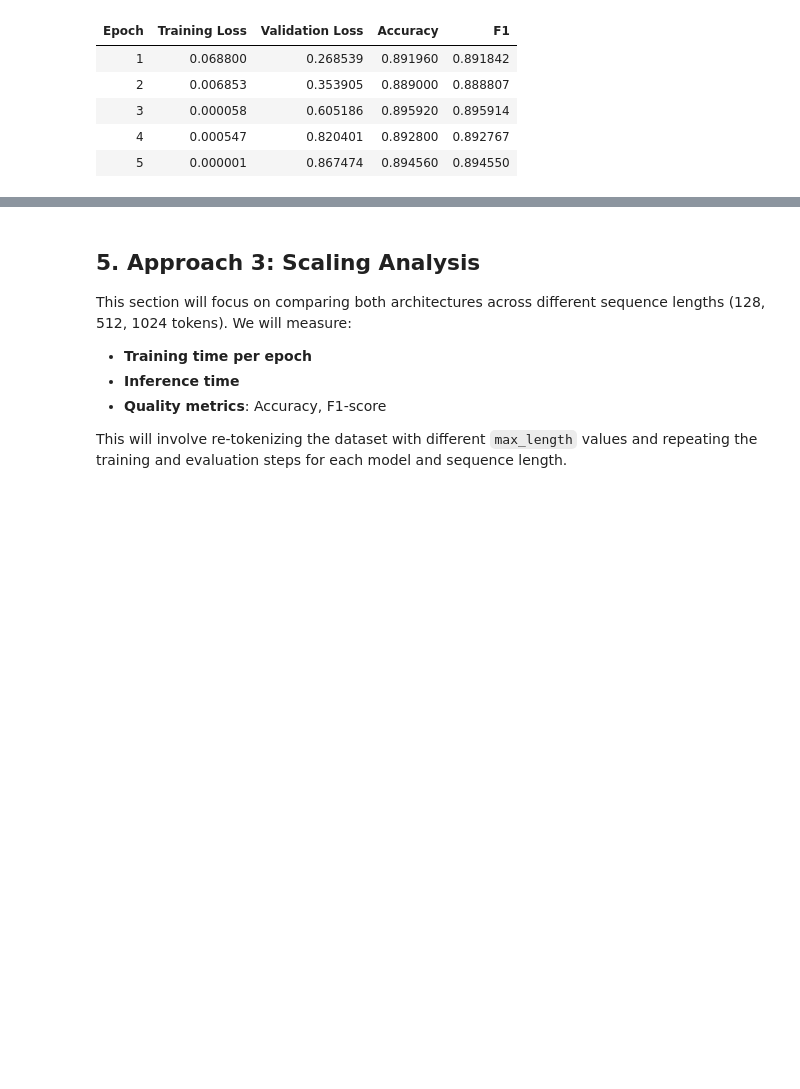
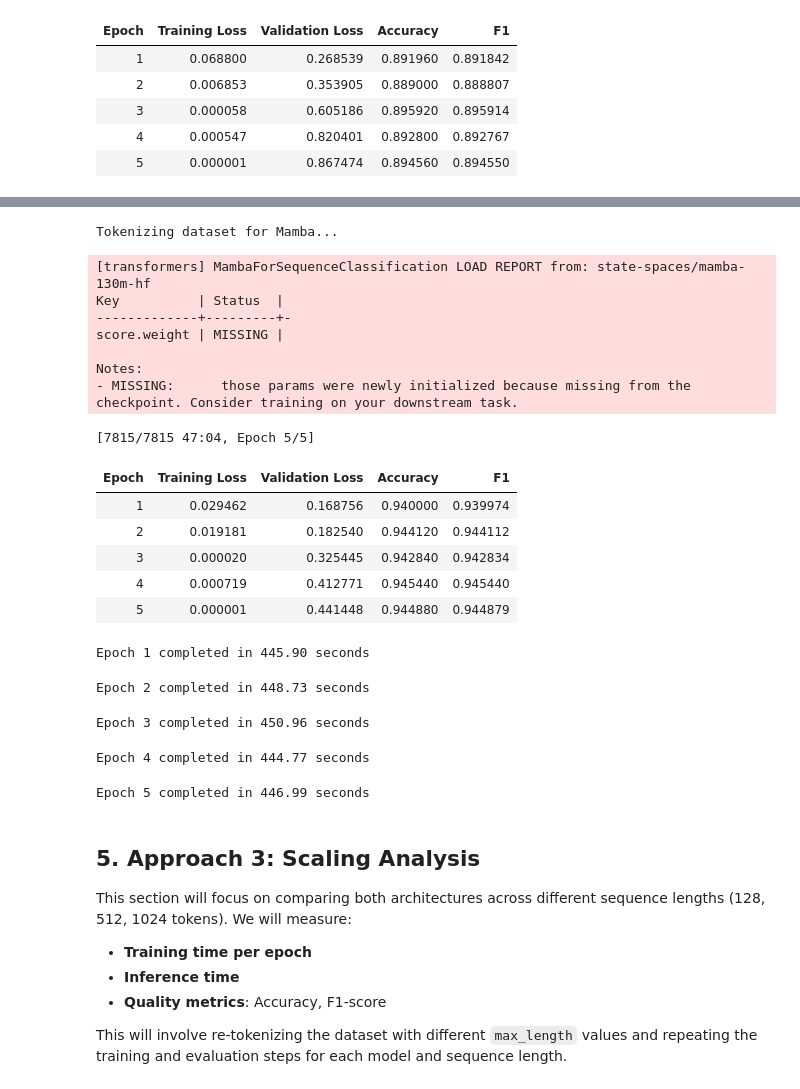
Before and after one commit to sikora77/LLM-26L-Projekt, a Jupyter notebook: LLM_Projekt_Working_Mamba.ipynb, the cells around one changed output, grey strips where cells are left out. Cells and saved outputs as stored; diff of their text form; code cells hidden in the pictures; blank space fills up the shorter version.

Commit message:
mamba 256 and 512

```diff
--- a/LLM_Projekt_Working_Mamba.ipynb
+++ b/LLM_Projekt_Working_Mamba.ipynb
@@ -414,7 +414,18 @@ class MambaForSequenceClassification(MambaPreTrainedModel):
 
         return SequenceClassifierOutput(loss=loss, logits=logits, hidden_states=outputs.hidden_states)
 # %%
-from transformers import AutoTokenizer, TrainingArguments, Trainer, AutoConfig
+import time
+
+from transformers import AutoTokenizer, TrainerCallback, TrainingArguments, Trainer, AutoConfig
+
+class TimingCallback(TrainerCallback):
+        def on_epoch_begin(self, args, state, control, **kwargs):
+            self.epoch_start_time = time.time()
+
+        def on_epoch_end(self, args, state, control, **kwargs):
+            epoch_end_time = time.time()
+            epoch_duration = epoch_end_time - self.epoch_start_time
+            print(f"Epoch {state.epoch:.0f} completed in {epoch_duration:.2f} seconds")
 
 def fineTuneMambaClassification(tokenized_dataset, collator,batch_size=16):
     # 1. Initialize Tokenizer & handle padding token requirements
@@ -462,6 +473,7 @@ def fineTuneMambaClassification(tokenized_dataset, collator,batch_size=16):
         eval_dataset=tokenized_dataset["test"],
         data_collator=collator,
         compute_metrics=compute_metrics, # Pass your accuracy/f1 metric helper
+        callbacks=[TimingCallback()] # Add TensorBoardCallback and TimingCallback
     )
 
     trainer.train()
@@ -515,0 +549,34 @@ fineTuneMambaClassification(tokenized_dataset,data_collator,batch_size=16)
+# %%
+import sys
+import torch
+from transformers import DataCollatorWithPadding
+
+
+sys.modules['__main__'].__file__ = torch.__file__
+
+tokenized_dataset, mamba_tokenizer = prepare_mamba_dataset(dataset, max_length=512)
+
+data_collator = DataCollatorWithPadding(tokenizer=mamba_tokenizer)
+
+fineTuneMambaClassification(tokenized_dataset,data_collator,batch_size=16)
+# %% [output]
+Tokenizing dataset for Mamba...
+[transformers] MambaForSequenceClassification LOAD REPORT from: state-spaces/mamba-130m-hf
+Key          | Status  |
+-------------+---------+-
+score.weight | MISSING |
+
+Notes:
+- MISSING:      those params were newly initialized because missing from the checkpoint. Consider training on your downstream task.
+[7815/7815 47:04, Epoch 5/5]
+| Epoch | Training Loss | Validation Loss | Accuracy | F1 |
+| 1 | 0.029462 | 0.168756 | 0.940000 | 0.939974 |
+| 2 | 0.019181 | 0.182540 | 0.944120 | 0.944112 |
+| 3 | 0.000020 | 0.325445 | 0.942840 | 0.942834 |
+| 4 | 0.000719 | 0.412771 | 0.945440 | 0.945440 |
+| 5 | 0.000001 | 0.441448 | 0.944880 | 0.944879 |
+Epoch 1 completed in 445.90 seconds
+Epoch 2 completed in 448.73 seconds
+Epoch 3 completed in 450.96 seconds
+Epoch 4 completed in 444.77 seconds
+Epoch 5 completed in 446.99 seconds
```
Also changed, not shown: parts of 2 cells of this notebook, 1 other file.
